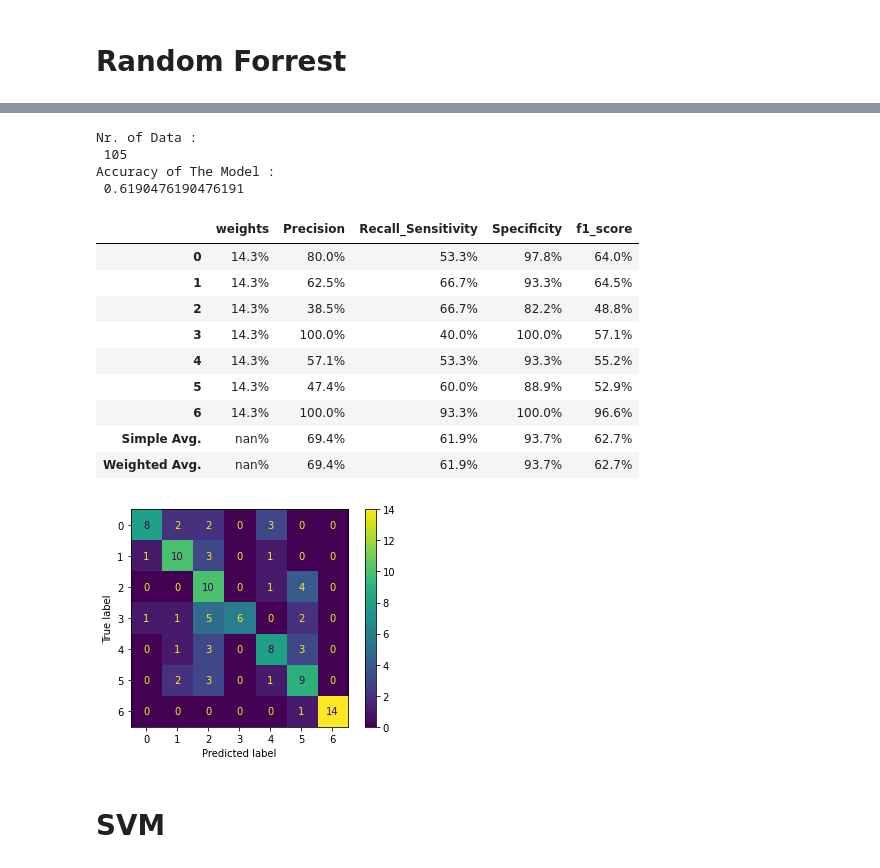
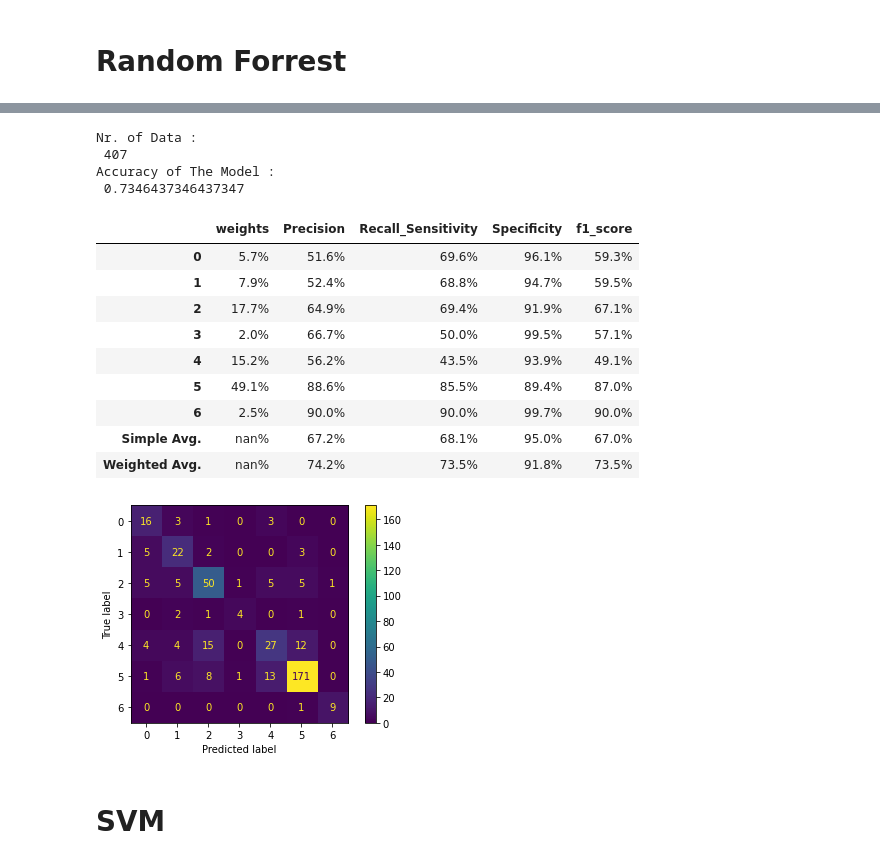
Before and after one commit to sepandms/SkinCare, a Jupyter notebook: Classifiers.ipynb, the cells around one changed output, grey strips where cells are left out. Drawn from its saved outputs; the diff is of its cells as text; code cells hidden in the pictures.

```diff
--- a/Classifiers.ipynb
+++ b/Classifiers.ipynb
@@ -220,0 +115,28 @@ Best param:  {'bootstrap': False, 'class_weight': None, 'criterion': 'gini', 'ma
+# %%
+Model_ = sk.ensemble.RandomForestClassifier(random_state=0, n_jobs=-1)
+kflods = sk.model_selection.KFold(n_splits=10, shuffle=True)
+cross_valid = True
+save_model = False
+nr_repeat =1
+
+X_train = input_data_Array[0]
+Y_train = labels_Array[0]
+X_valid = input_data_Array[1]
+Y_valid = labels_Array[1]
+X_test = input_data_Array[2]
+Y_test = labels_Array[2]
+
+grid = {
+    'n_estimators': [100, 200],
+    'max_features': ['auto', 'log2'],
+    'max_depth' : [20,30],
+    'criterion' :['gini', 'entropy'],
+    'bootstrap': [False],
+    'class_weight' : [None, 'balanced'],
+    'max_leaf_nodes' : [5,None],
+}
+
+RF_Model, RF_Details = grid_searc_cross_valid_trainer(Model_, grid, cross_valid, kflods,X_train=X_train , Y_train=Y_train,X_valid=X_valid,Y_valid=Y_valid,X_test=X_test, Y_test=Y_test,nr_repeat=nr_repeat)
+
+if save_model:
+    pickle.dump(RF_Model, open(G_path + '/Saved/Models/Classifiers/' + 'RF_Model' , 'wb'))
@@ -221,31 +208,29 @@ Best param:  {'bootstrap': False, 'class_weight': None, 'criterion': 'gini', 'ma
 # %%
 # Model 280x210
 model_ = RF_Model
 X = input_data_Array[2]
 Y = labels_Array[2]
-X = blc_data_arrays
-Y = blc_label_arrays
 Y_pred = model_.predict(X)
 Y_binary =  label_to_binary(Y)
 Y_pred_binary =  label_to_binary(Y_pred)
 results = model_evaluation(Y,Y_pred)
 # results = model_evaluation(Y_binary,Y_pred_binary)
 results
 # %% [output]
 Nr. of Data :
- 105
+ 407
 Accuracy of The Model :
- 0.6190476190476191
+ 0.7346437346437347
 |  | weights | Precision | Recall_Sensitivity | Specificity | f1_score |
-| 0 | 14.3% | 80.0% | 53.3% | 97.8% | 64.0% |
-| 1 | 14.3% | 62.5% | 66.7% | 93.3% | 64.5% |
-| 2 | 14.3% | 38.5% | 66.7% | 82.2% | 48.8% |
-| 3 | 14.3% | 100.0% | 40.0% | 100.0% | 57.1% |
-| 4 | 14.3% | 57.1% | 53.3% | 93.3% | 55.2% |
-| 5 | 14.3% | 47.4% | 60.0% | 88.9% | 52.9% |
-| 6 | 14.3% | 100.0% | 93.3% | 100.0% | 96.6% |
-| Simple Avg. | nan% | 69.4% | 61.9% | 93.7% | 62.7% |
-| Weighted Avg. | nan% | 69.4% | 61.9% | 93.7% | 62.7% |
+| 0 | 5.7% | 51.6% | 69.6% | 96.1% | 59.3% |
+| 1 | 7.9% | 52.4% | 68.8% | 94.7% | 59.5% |
+| 2 | 17.7% | 64.9% | 69.4% | 91.9% | 67.1% |
+| 3 | 2.0% | 66.7% | 50.0% | 99.5% | 57.1% |
+| 4 | 15.2% | 56.2% | 43.5% | 93.9% | 49.1% |
+| 5 | 49.1% | 88.6% | 85.5% | 89.4% | 87.0% |
+| 6 | 2.5% | 90.0% | 90.0% | 99.7% | 90.0% |
+| Simple Avg. | nan% | 67.2% | 68.1% | 95.0% | 67.0% |
+| Weighted Avg. | nan% | 74.2% | 73.5% | 91.8% | 73.5% |
-[figure, old version]
+[figure, new version]
 # %% [markdown]
 # **SVM**
```
Also changed, not shown: parts of 49 cells of this notebook, 6 other files.
